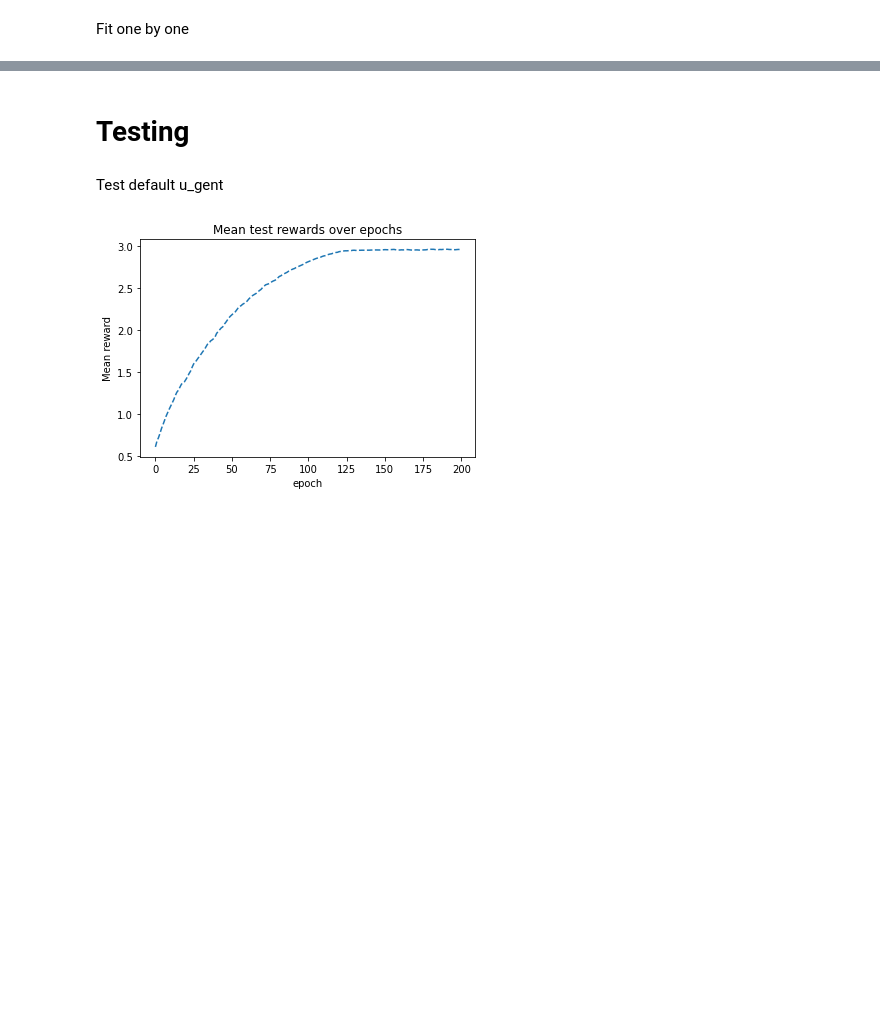
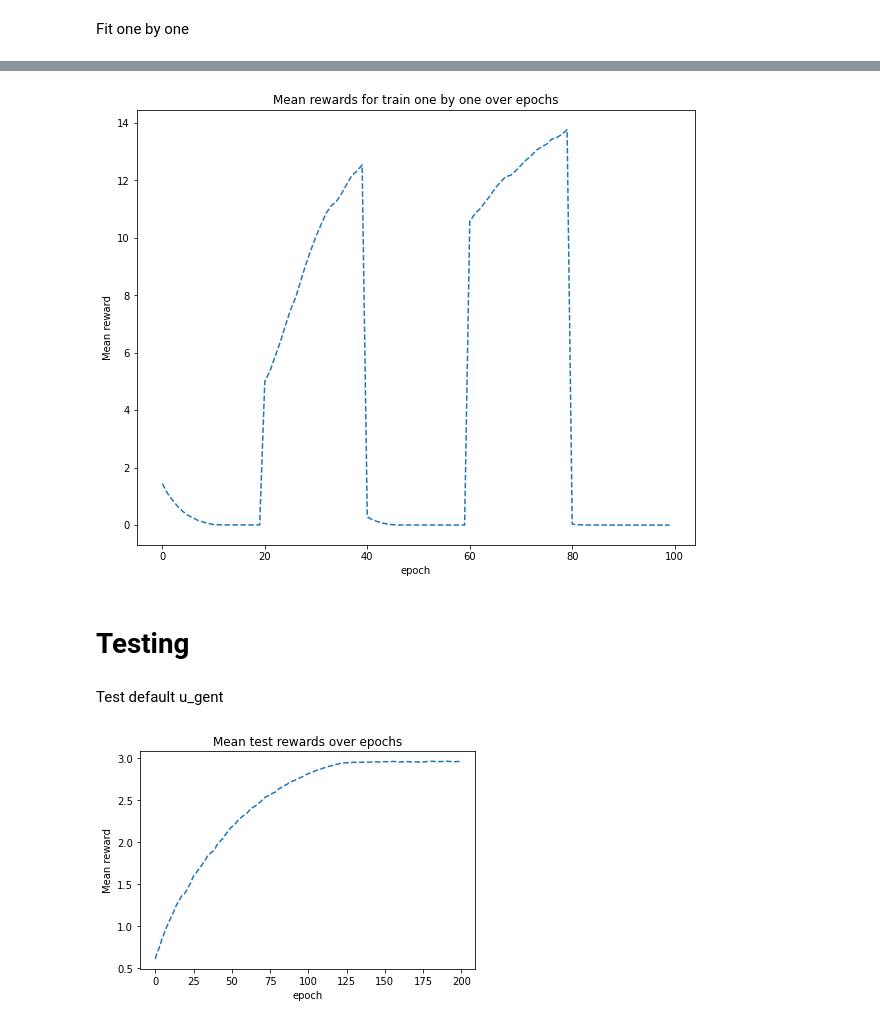
Before and after one commit to LiableFish/RL_Practise, a Jupyter notebook: UnequalGame/UnequalGameImplementation.ipynb, the cells around one changed output, grey strips where cells are left out. Drawn from its saved outputs; the diff is of its cells as text; code cells hidden in the pictures; blank space fills up the shorter version.

```diff
--- a/UnequalGame/UnequalGameImplementation.ipynb
+++ b/UnequalGame/UnequalGameImplementation.ipynb
@@ -307,6 +307,6 @@ Fit one by one
 u_agent_one_by_one = CCEMAgent((2,), (1,), percentile_param=30, action_max=env.u_action_max, reward_param=-1)
 v_agent_one_by_one = CCEMAgent((2,), (1,), percentile_param=70, action_max=env.v_action_max, reward_param=1)
 # %%
-mean_rewards_one_by_one =
- fit_agents_one_by_one(u_agent_one_by_one, v_agent_one_by_one, env,
-                       n_epochs=100, n_sessions=100, n_iter_for_fit=20, epsilon=13-6)
+u_fit_agent_one_by_one, mean_rewards_one_by_one =\
+fit_agents_one_by_one(u_agent_one_by_one, v_agent_one_by_one, env, \
+                       n_epochs=100, n_sessions=100, n_iter_for_fit=20, epsilon=1e-6)
@@ -313,5 +331,7 @@ mean_rewards_one_by_one =
 # %%
-plot_mean_rewards(mean_rewards_one_by_one, 'train one by one')
+plot_mean_rewards(mean_rewards_one_by_one, method_name='train one by one')
+# %% [output]
+[figure, added]
 # %% [markdown]
 # Testing
 # %% [markdown]
```
Also changed, not shown: parts of 10 cells of this notebook.
